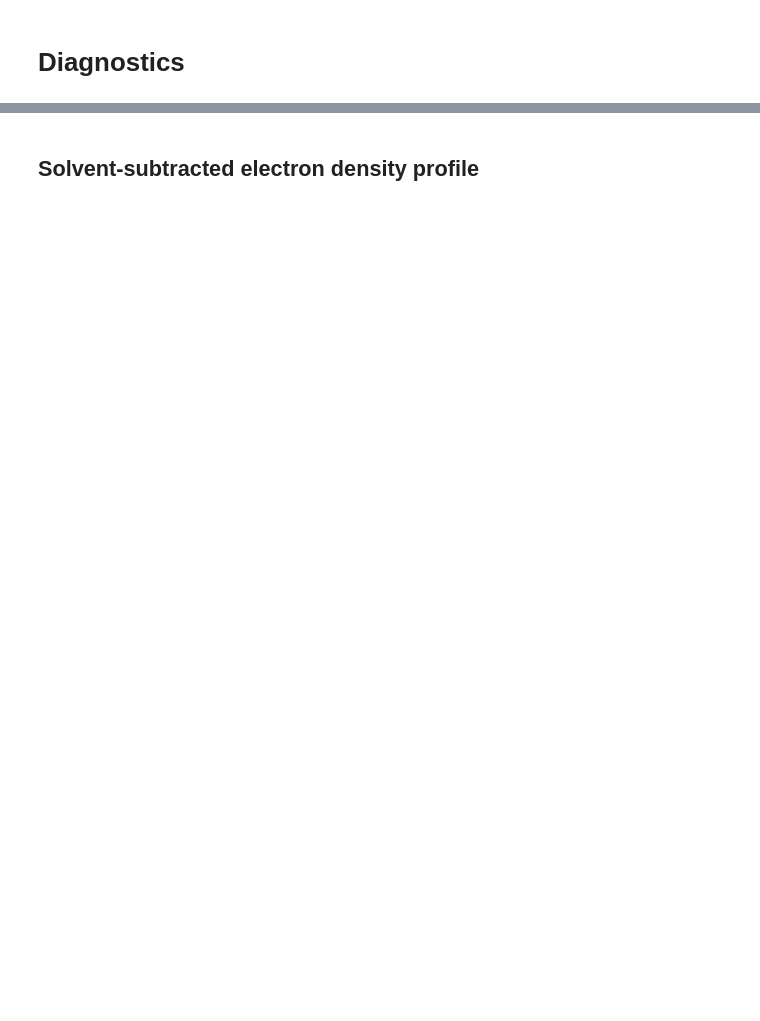
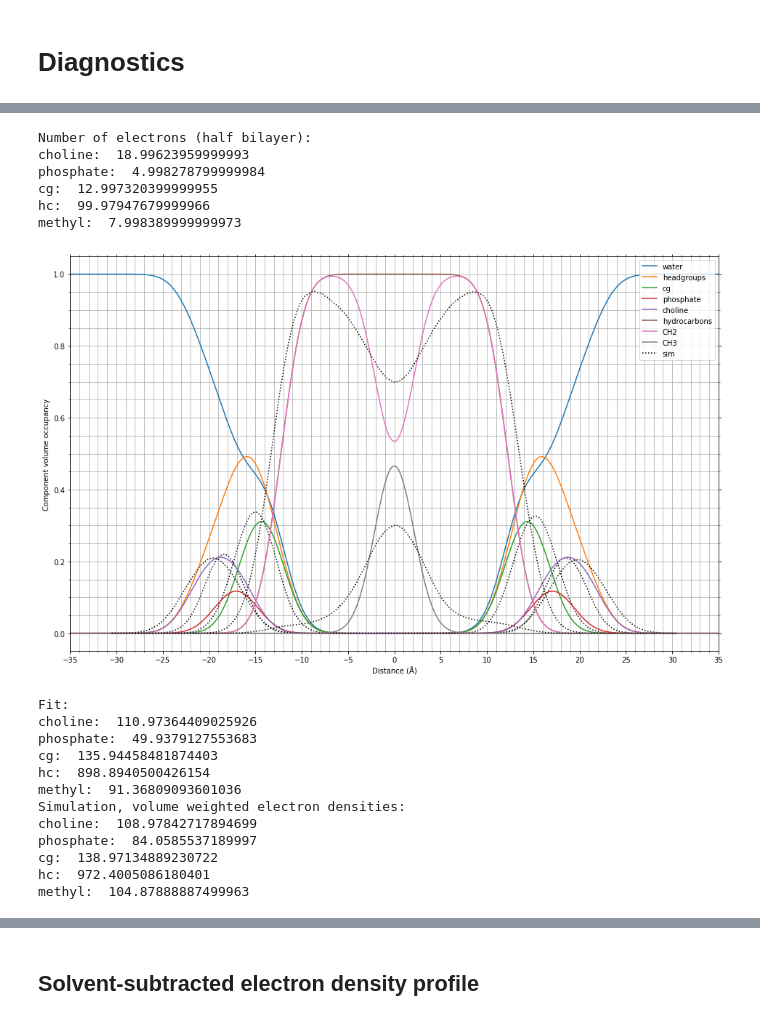
Before and after one commit to criosx/molgroups, a Jupyter notebook: examples/diffraction/NagleDOPC/fit_accounting_for_missing_oxygen_in_model/sample_notebook_MAM.ipynb, the cells around one changed output, grey strips where cells are left out. Cells and saved outputs as stored; diff of their text form; code cells hidden in the pictures; blank space fills up the shorter version.

```diff
--- a/examples/diffraction/NagleDOPC/fit_accounting_for_missing_oxygen_in_model/sample_notebook_MAM.ipynb
+++ b/examples/diffraction/NagleDOPC/fit_accounting_for_missing_oxygen_in_model/sample_notebook_MAM.ipynb
@@ -623,7 +665,7 @@ print("methyl: ",ch3_sim.sum()*stepsize_sim*areaperlipid_sim/2)
 # %%
 # Create an volume density plot using VDW radii
 
-simdata = pd.read_csv('../../dopc72.4bcut.sim', sep="\s+", comment='#')
+simdata = pd.read_csv('../dopc72.4bcut.sim', sep="\s+", comment='#')
 #print(simdata)
 
 columnlist = list(simdata)
@@ -692,33 +734,53 @@ ax.plot(zax, bilayer_plot_data["innerch2_corr_cvo"]+bilayer_plot_data["outerch2_
 ax.plot(z_sim, ch2_sim, linestyle='dotted', color='black')
 
 ax.plot(zax, bilayer_plot_data["innerch3_corr_cvo"]+bilayer_plot_data["outerch3_corr_cvo"], label="CH3")
 ax.plot(z_sim, ch3_sim, linestyle='dotted', color='black', label='sim')
 
 ax.legend(loc="upper right")
 plt.xlabel("Distance (Å)")
 plt.ylabel("Component volume occupancy")
 ax.minorticks_on()
 #ax.tick_params(which="both", direction="in", labelsize=10)
 ax.tick_params(bottom=True, top=True, left=True, right=True, which="both")
 plt.xlim(-35, 35)
 plt.xticks(np.arange(-35, 36, 5.0))
 plt.grid(True, which='Both')
 ax.figure.set_size_inches(16, 10)
 plt.savefig(store + "/cvo_atomdensityweighted", facecolor="white")
 plt.show()
 
 print("Fit:")
 print("choline: ",bilayer_plot_data["inner_choline_corr_cvo"].sum()*stepsize_z*areaperlipid)
 print("phosphate: ",bilayer_plot_data["inner_phosphate_corr_cvo"].sum()*stepsize_z*areaperlipid)
 print("cg: ",bilayer_plot_data["inner_cg_corr_cvo"].sum()*stepsize_z*areaperlipid)
 print("hc: ",bilayer_plot_data["innerhc_corr_cvo"].sum()*stepsize_z*areaperlipid)
 print("methyl: ",bilayer_plot_data["innerch3_corr_cvo"].sum()*stepsize_z*areaperlipid)
 print("Simulation, volume weighted electron densities:")
 print("choline: ",chol_sim.sum()*stepsize_sim*areaperlipid_sim/2)
 print("phosphate: ",ph_sim.sum()*stepsize_sim*areaperlipid_sim/2)
 print("cg: ",cg_sim.sum()*stepsize_sim*areaperlipid_sim/2)
 print("hc: ",(ch2_sim+ch3_sim).sum()*stepsize_sim*areaperlipid_sim/2)
 print("methyl: ",ch3_sim.sum()*stepsize_sim*areaperlipid_sim/2)
+# %% [output]
+Number of electrons (half bilayer):
+choline:  18.99623959999993
+phosphate:  4.998278799999984
+cg:  12.997320399999955
+hc:  99.97947679999966
+methyl:  7.998389999999973
+[figure, added]
+Fit:
+choline:  110.97364409025926
+phosphate:  49.9379127553683
+cg:  135.94458481874403
+hc:  898.8940500426154
+methyl:  91.36809093601036
+Simulation, volume weighted electron densities:
+choline:  108.97842717894699
+phosphate:  84.0585537189997
+cg:  138.97134889230722
+hc:  972.4005086180401
+methyl:  104.87888887499963
 # %%
 #feller = np.loadtxt("FellerDOPCSimedp.dat")
 
```
Also changed, not shown: parts of 18 cells of this notebook, 22 other files.
